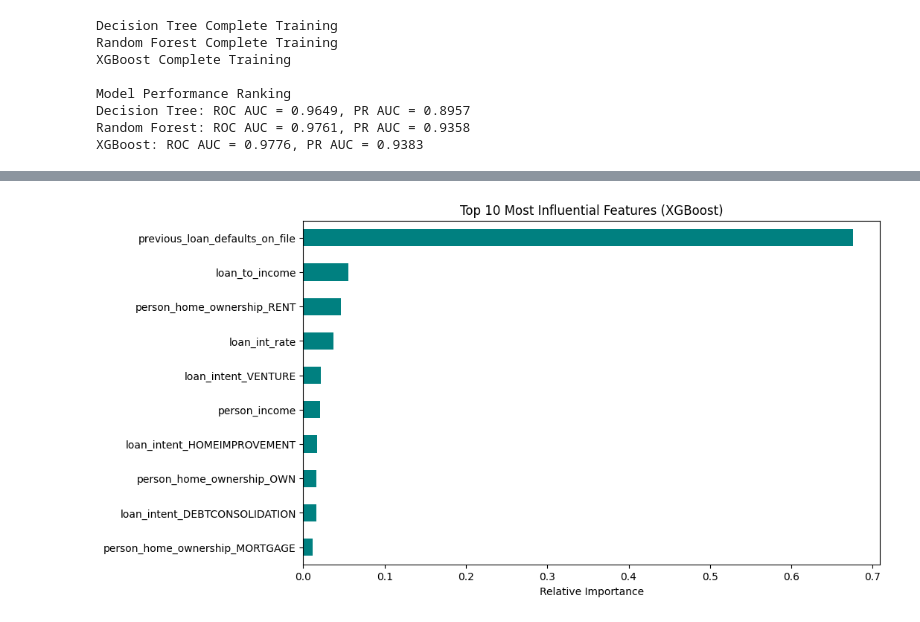
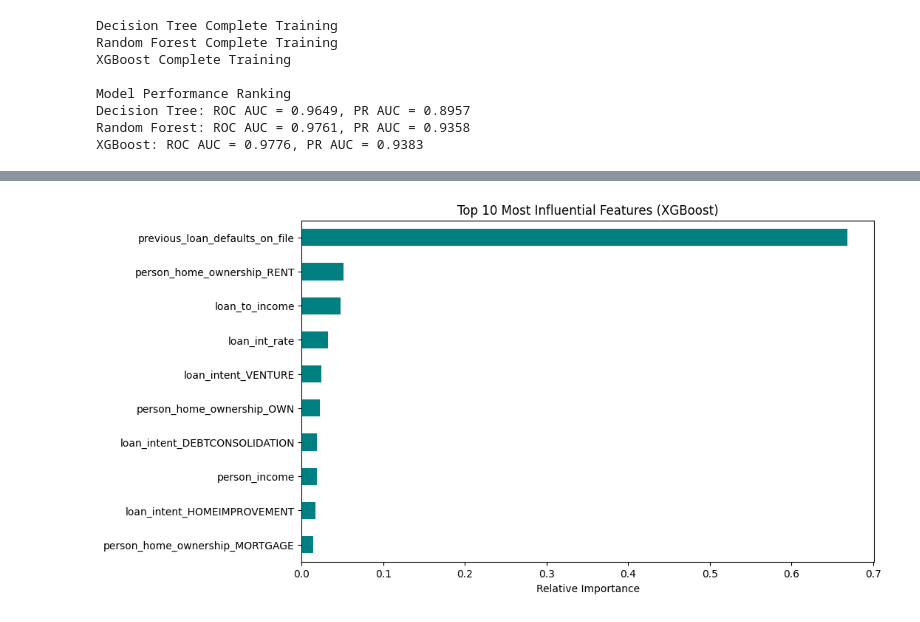
Before and after one commit to WuDuncan/loan_approval-classification, a Jupyter notebook: loan_approval.ipynb, the cells around one changed output, grey strips where cells are left out. Cells and saved outputs as stored; diff of their text form; code cells hidden in the pictures.

```diff
--- a/loan_approval.ipynb
+++ b/loan_approval.ipynb
@@ -313,17 +385,15 @@ plt.show()
 # %%
-# 1. Get the feature importance from the trained XGBoost model
-# Assuming 'XGBoost' is the key in your results/models
-best_model = models['XGBoost']
-feat_importances = pd.Series(best_model.feature_importances_, index=X.columns)
+best_xgb_model = tuned_models["XGBoost (Tuned)"]
+feat_importances = pd.Series(best_xgb_model.feature_importances_, index=X.columns)
 
 # 2. Plot the Top 10
 plt.figure(figsize=(10, 6))
 feat_importances.nlargest(10).sort_values(ascending=True).plot(kind='barh', color='teal')
 plt.title('Top 10 Most Influential Features (XGBoost)')
 plt.xlabel('Relative Importance')
 plt.show()
 # %% [output]
-[figure, old version]
+[figure, new version]
 # %%
 import numpy as np
 from sklearn.metrics import f1_score
```
Also changed, not shown: parts of 12 cells of this notebook.
